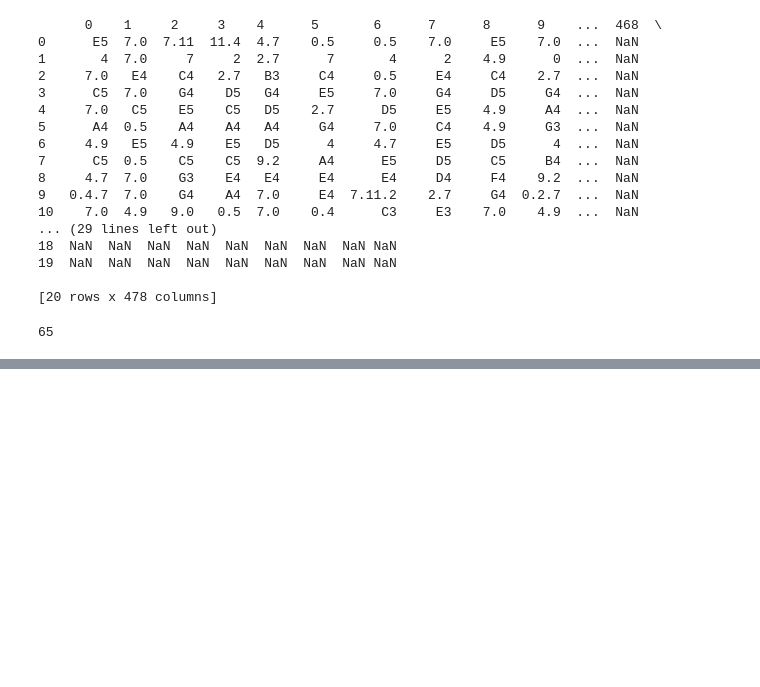
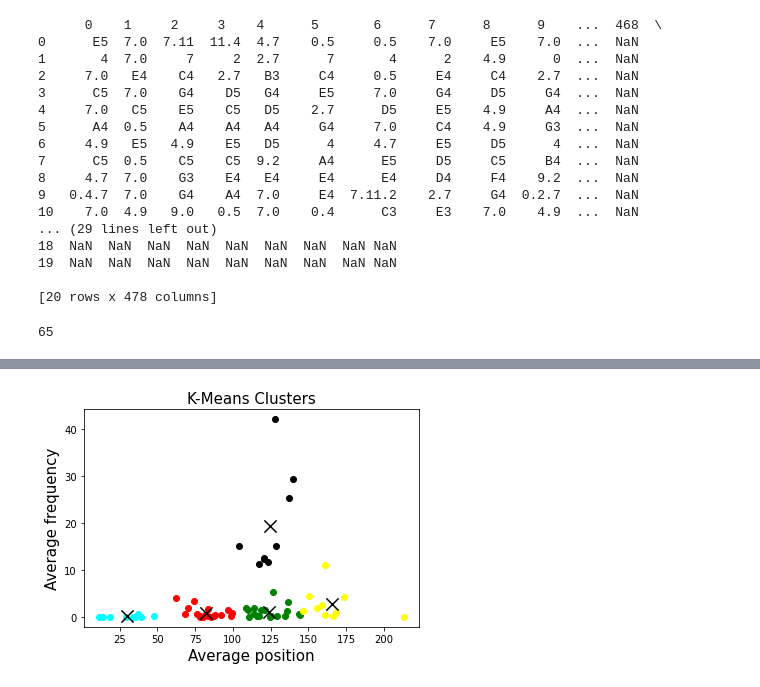
Before and after one commit to SayarGitHub/Markov-Chain, a Jupyter notebook: markov_music.ipynb, the cells around one changed output, grey strips where cells are left out. Cells and saved outputs as stored; diff of their text form; code cells hidden in the pictures; blank space fills up the shorter version.

```diff
--- a/markov_music.ipynb
+++ b/markov_music.ipynb
@@ -288,0 +364,22 @@ plt.show()
+# %%
+clf = K_means(k=5)
+clf.fit(X)
+
+colors = ["green","red","cyan","black","yellow","blue"]
+
+for centroid in clf.centroids:
+    plt.scatter(clf.centroids[centroid][0],clf.centroids[centroid][1], marker="x", color="k", s=150, zorder = 10)
+
+for classification in clf.classifications:
+    for featureset in clf.classifications[classification]:
+        plt.scatter(featureset[0],featureset[1],color = colors[classification])
+
+plt.xlabel("Average position", fontsize=15)
+plt.ylabel("Average frequency", fontsize=15)
+plt.title("K-Means Clusters", fontsize=15)
+plt.xticks(fontsize=10)
+plt.yticks(fontsize=10)
+plt.savefig("Clustered.png", dpi=600)
+plt.show()
+# %% [output]
+[figure, added]
```
Also changed, not shown: parts of 15 cells of this notebook, 6 other files.
